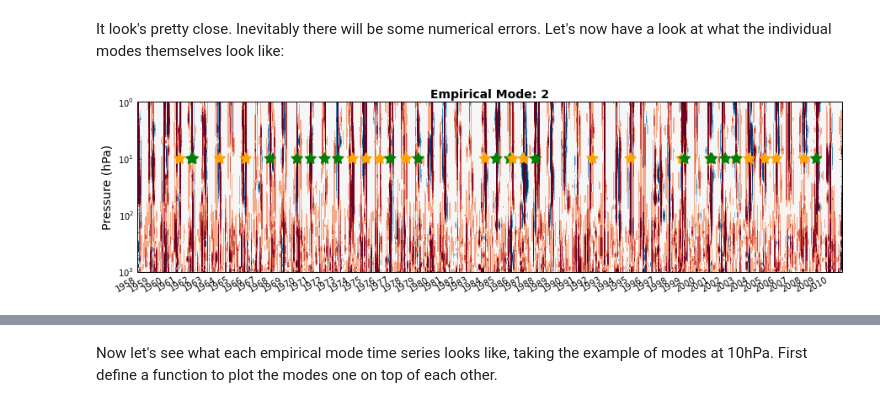
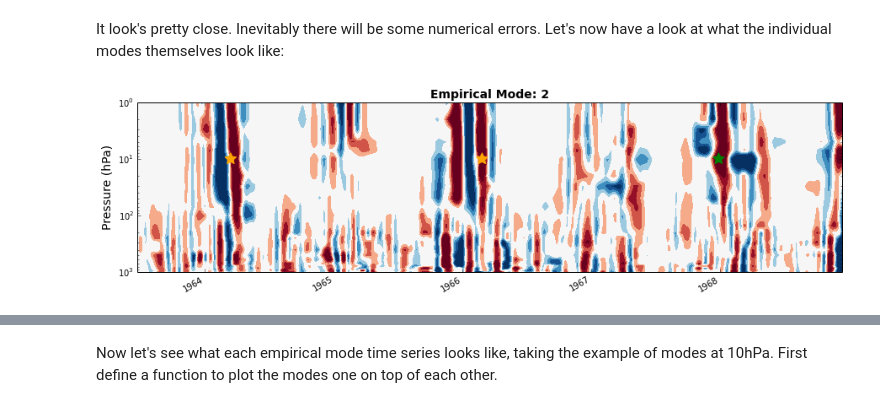
Before and after one commit to wseviour/notebooks, a Jupyter notebook: Empirical_Mode_Decomposition.ipynb, the cells around one changed output, grey strips where cells are left out. Saved outputs shown, nothing was run; the diff lists cells and outputs as text; code cells hidden in the pictures.

```diff
--- a/Empirical_Mode_Decomposition.ipynb
+++ b/Empirical_Mode_Decomposition.ipynb
@@ -152,6 +152,7 @@ nam_plot(np.ma.sum(emd, axis=2), dates, p, title='Reconstructed from all IMFs',
 It look's pretty close. Inevitably there will be some numerical errors. Let's now have a look at what the individual modes themselves look like:
 # %%
 mode = 2 #Choose a number
-nam_plot(emd[:,:,mode], dates, p, title='Empirical Mode: '+str(mode), clevs=[-1,-0.75,-0.5,-0.25,0.25,0.5,0.75,1], events=events)
+#emd_sum = np.sum(emd[:,:,0:4], axis=2)
+nam_plot(emd[2000:4000,:,mode], dates[2000:4000], p, title='Empirical Mode: '+str(mode), clevs=[-1,-0.75,-0.5,-0.25,0.25,0.5,0.75,1], events=events)
 # %% [output]
-[figure, old version]
+[figure, new version]
```
Also changed, not shown: parts of 13 cells of this notebook, 10 other files.
